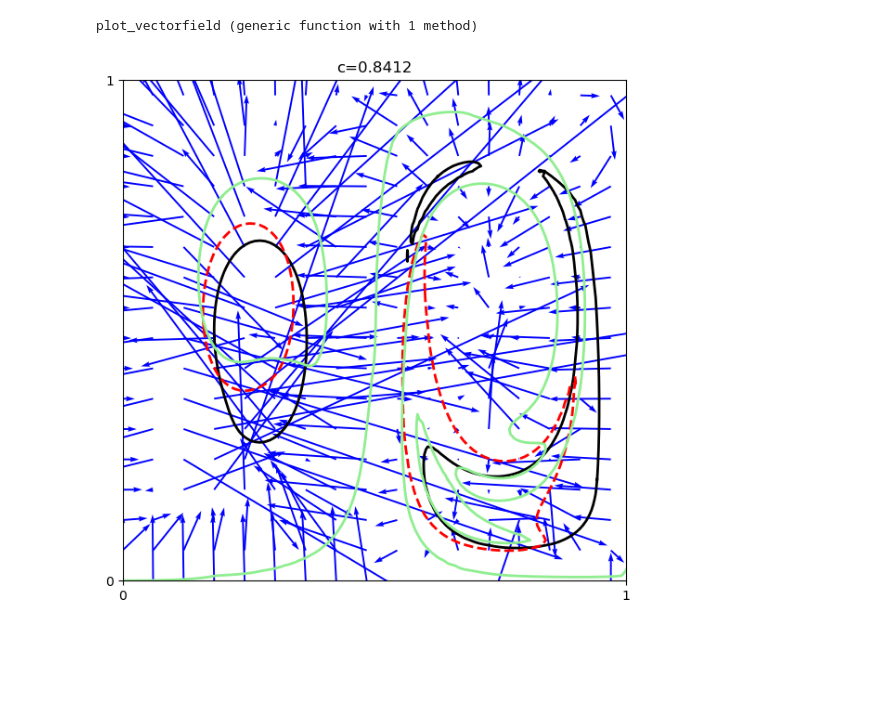
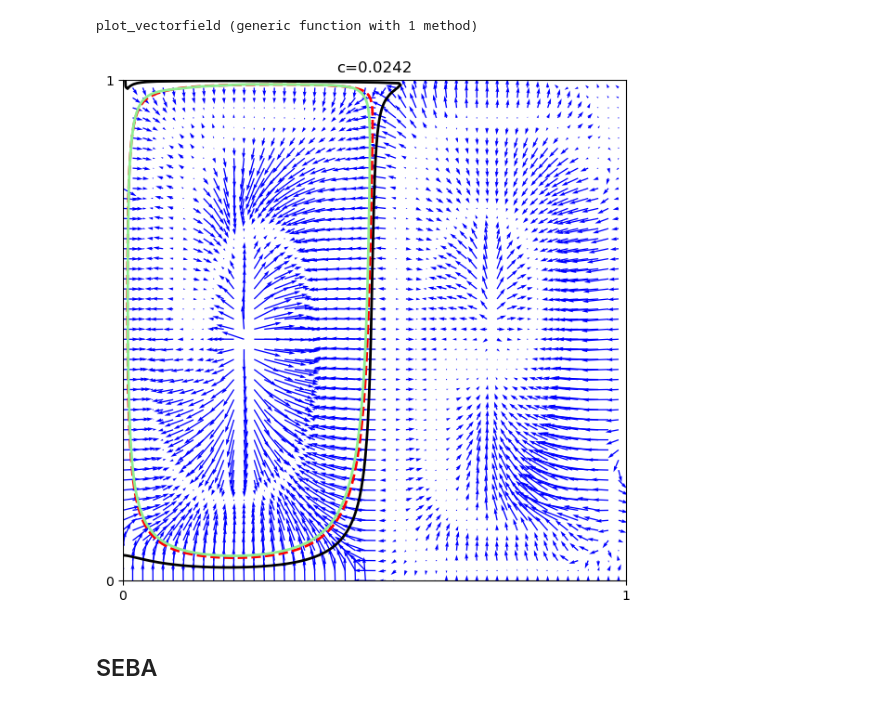
Before and after one commit to MaHermann/CoherentStructures.jl, a Jupyter notebook: notebooks/Rotating Double Gyre/gyre_LR_CG.ipynb, the cells around one changed output. Saved outputs shown, nothing was run; the diff lists cells and outputs as text; code cells hidden in the pictures; blank space fills up the shorter version.

```diff
--- a/notebooks/Rotating Double Gyre/gyre_LR_CG.ipynb
+++ b/notebooks/Rotating Double Gyre/gyre_LR_CG.ipynb
@@ -90,0 +143,3 @@ uϵ = uϵ*sign(sum(uϵ))
+# %%
+#limit ourselves to one ev for plotting etc.
+ev = 2
@@ -138 +194,5 @@ dynamic_cheeger_value_levelset_nonnegative (generic function with 1 method)
+# %%
+# resoultion for the levelset methods (default should be 'nothing', that way the grid resolution is used)
+x_resolution = 500
+y_resolution = 500;
 # %%
@@ -168,0 +220,18 @@ Plots.plot(range(min,stop=max,length=1000)[1:end-1],values[1:end-1])
+# %%
+minU = -1
+maxU = 1
+values = []
+for c in range(minU,stop=maxU,length=1000)
+    levelset = Main.CoherentStructures.get_levelset(ctx,u₀[:,ev],c,x_resolution=x_resolution,y_resolution=y_resolution)
+    curves = lines(levelset)
+    if (length(curves)>0)
+        if length(curves) != 1
+            @warn "Currently only connected levelsets are allowed! Levelset: ", level(levelset)
+        end
+        push!(values,dynamic_cheeger_value(curves[1]))
+    else
+        push!(values,0)
+    end
+end
+Plots.plot(range(minU,stop=maxU,length=1000)[1:end],values[1:end])
+Plots.plot!(fmt=:png,dpi=100)
@@ -169,6 +244,8 @@ Plots.plot(range(min,stop=max,length=1000)[1:end-1],values[1:end-1])
 # %%
 best_levelset, best_value = get_minimal_levelset(
-    ctx,u₀,dynamic_cheeger_value_levelset_nonnegative,n_candidates=1000)
+    ctx,u₀[:,ev],dynamic_cheeger_value,
+    x_resolution=x_resolution,y_resolution=y_resolution,
+    n_candidates=1000,min=0)
 print("Dynamic Cheeger value:\t",best_value,"\n")
 print("Levelset:\t\t",level(best_levelset),"\n")
 # %% [output]
@@ -257,21 +294,23 @@ plot_vectorfield (generic function with 1 method)
 # %%
 plt.figure(figsize=(7,7), dpi=100)
 ax = plt.axes()
 ax.set(xlim=(0, 1), ylim=(0, 1), xticks=(0,1), yticks=(0,1))
-plot_vectorfield(get_levelset_evolution(ctx,u₀,u_dot)...,ax,scale=25,step=6)
-curves           = lines(get_levelset(ctx, u₀, c_paper))
-curves_epsilon   = lines(get_levelset(ctx, uϵ, c_paper))
-curves_predicted = lines(get_levelset(ctx, u₀ + ϵ*u_dot, c_paper))
+plot_vectorfield(get_levelset_evolution(ctx,u₀[:,ev],u_dot[:,ev])...,ax,scale=25,step=4)
+curves           = lines(get_levelset(ctx, u₀[:,ev],c_best,x_resolution=x_resolution,y_resolution=y_resolution))
+curves_epsilon   = lines(get_levelset(ctx, uϵ[:,ev],c_best,x_resolution=x_resolution,y_resolution=y_resolution))
+curves_predicted = lines(get_levelset(ctx, u₀[:,ev] + ϵ*u_dot[:,ev],c_best,x_resolution=x_resolution,y_resolution=y_resolution))
 
 for c in curves
     ax.plot(coordinates(c)...,color=:black,linewidth=2)
 end
 for c in curves_epsilon
     ax.plot(coordinates(c)...,color=:red,linestyle="--",linewidth=2)
 end
 for c in curves_predicted
     ax.plot(coordinates(c)...,color=:lightgreen,linewidth=2)
 end
-ax.set_title("c=$(round(c_paper,digits=4))");
+ax.set_title("c=$(round(c_best,digits=4))");
 # %% [output]
-[figure, old version]
+[figure, new version]
+# %% [markdown]
+## SEBA
```
Also changed, not shown: parts of 48 cells of this notebook, 12 other files.
